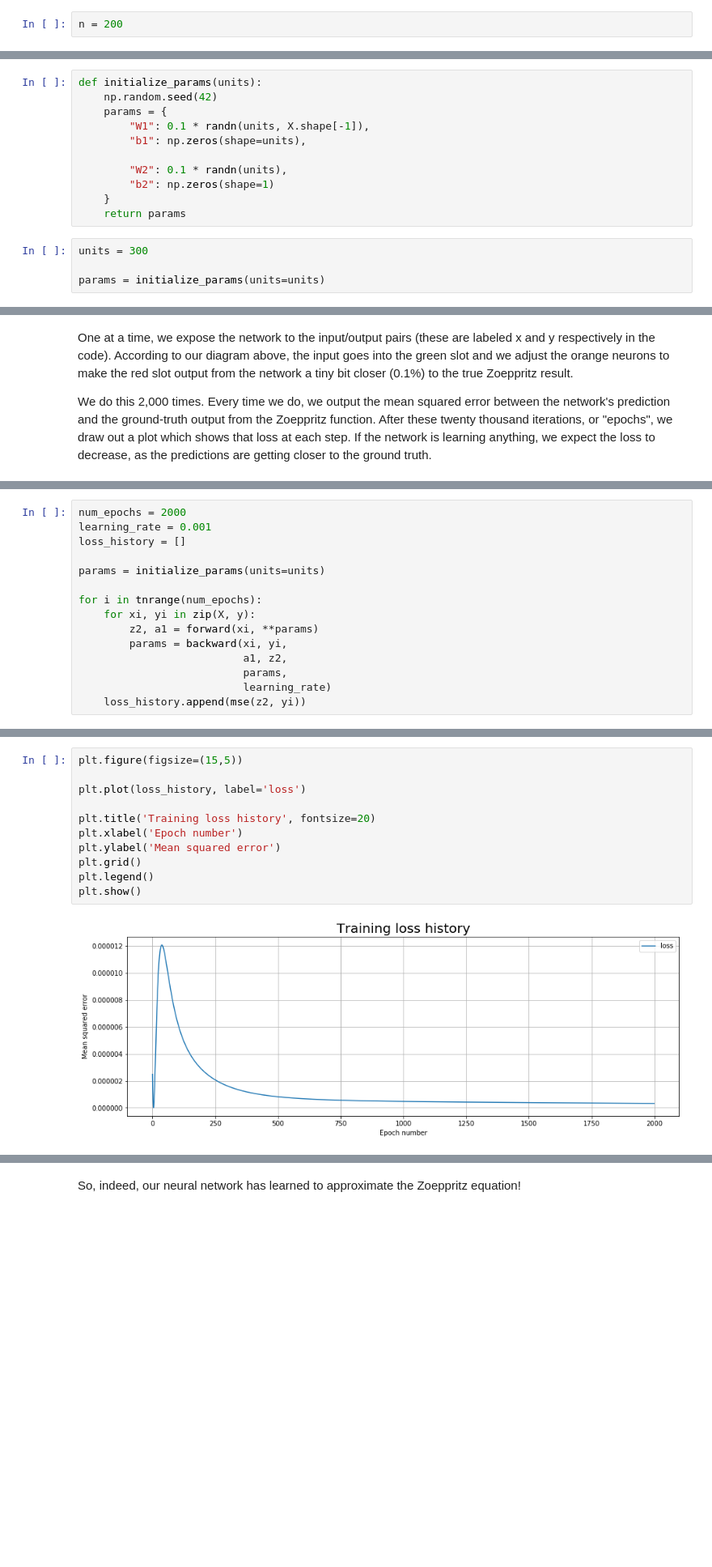
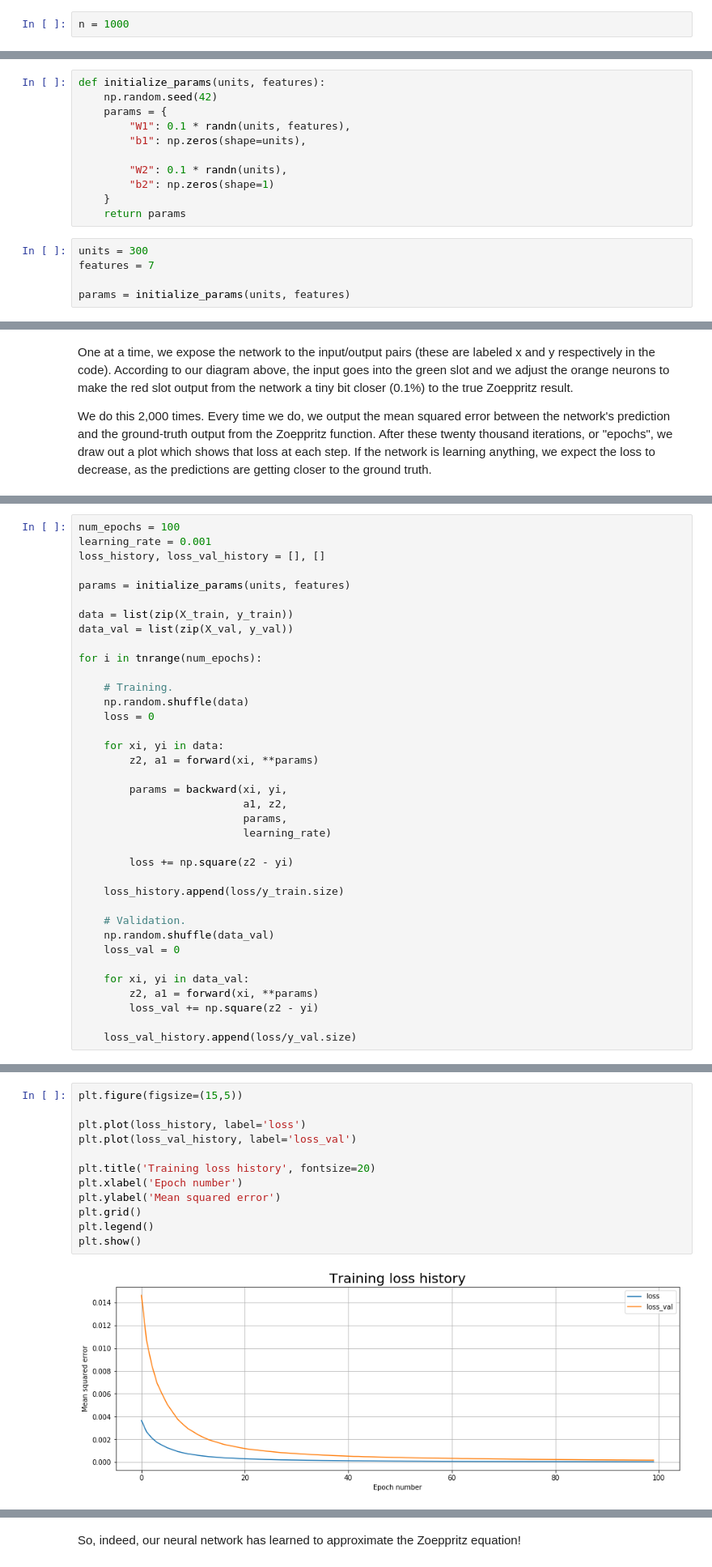
Before and after one commit to seg/tutorials-2018, a Jupyter notebook: 1808_Neural_Networks/manuscript-publication.ipynb, the cells around one changed output, grey strips where cells are left out. Shown at 81% size. Drawn from its saved outputs; the diff is of its cells as text; blank space fills up the shorter version.

```diff
--- a/1808_Neural_Networks/manuscript-publication.ipynb
+++ b/1808_Neural_Networks/manuscript-publication.ipynb
@@ -138,5 +166,5 @@ Let's load some.
 # %%
-n = 200
+n = 1000
 # %%
 from welly import Well
 
@@ -245,10 +290,10 @@ Now we can initialize the weights and biases for our network:
 # %%
 from numpy.random import randn
 # %%
-def initialize_params(units):
+def initialize_params(units, features):
     np.random.seed(42)
     params = {
-        "W1": 0.1 * randn(units, X.shape[-1]),
+        "W1": 0.1 * randn(units, features),
         "b1": np.zeros(shape=units),
 
         "W2": 0.1 * randn(units),
@@ -257,8 +302,9 @@ def initialize_params(units):
     return params
 # %%
 units = 300
+features = 7
 
-params = initialize_params(units=units)
+params = initialize_params(units, features)
 # %% [markdown]
 Right away, we can pass the data through the untrained network. It won't predict anything useful, but we can look at the result later to see the difference the training made.
 # %%
@@ -279,16 +319,38 @@ def mse(y, yi_pred):
 # %%
-num_epochs = 2000
+num_epochs = 100
 learning_rate = 0.001
-loss_history = []
+loss_history, loss_val_history = [], []
 
-params = initialize_params(units=units)
+params = initialize_params(units, features)
+
+data = list(zip(X_train, y_train))
+data_val = list(zip(X_val, y_val))
 
 for i in tnrange(num_epochs):
-    for xi, yi in zip(X, y):
+
+    # Training.
+    np.random.shuffle(data)
+    loss = 0
+
+    for xi, yi in data:
         z2, a1 = forward(xi, **params)
+
         params = backward(xi, yi,
                           a1, z2,
                           params,
                           learning_rate)
-    loss_history.append(mse(z2, yi))
+
+        loss += np.square(z2 - yi)
+
+    loss_history.append(loss/y_train.size)
+
+    # Validation.
+    np.random.shuffle(data_val)
+    loss_val = 0
+
+    for xi, yi in data_val:
+        z2, a1 = forward(xi, **params)
+        loss_val += np.square(z2 - yi)
+
+    loss_val_history.append(loss/y_val.size)
 # %% [output]
@@ -298,16 +358,17 @@ If you're reading this message in another frontend (for example, a static render
 # %%
 plt.figure(figsize=(15,5))
 
 plt.plot(loss_history, label='loss')
+plt.plot(loss_val_history, label='loss_val')
 
 plt.title('Training loss history', fontsize=20)
 plt.xlabel('Epoch number')
 plt.ylabel('Mean squared error')
 plt.grid()
 plt.legend()
 plt.show()
 # %% [output]
-[figure, old version]
+[figure, new version]
 # %% [markdown]
 The loss decreased dramatically over the course of twenty thousand epochs, so presumably the network has learned something. To test this theory, we'll plot a bunch of network outputs before and after training.
 
```
Also changed, not shown: parts of 29 cells of this notebook.
